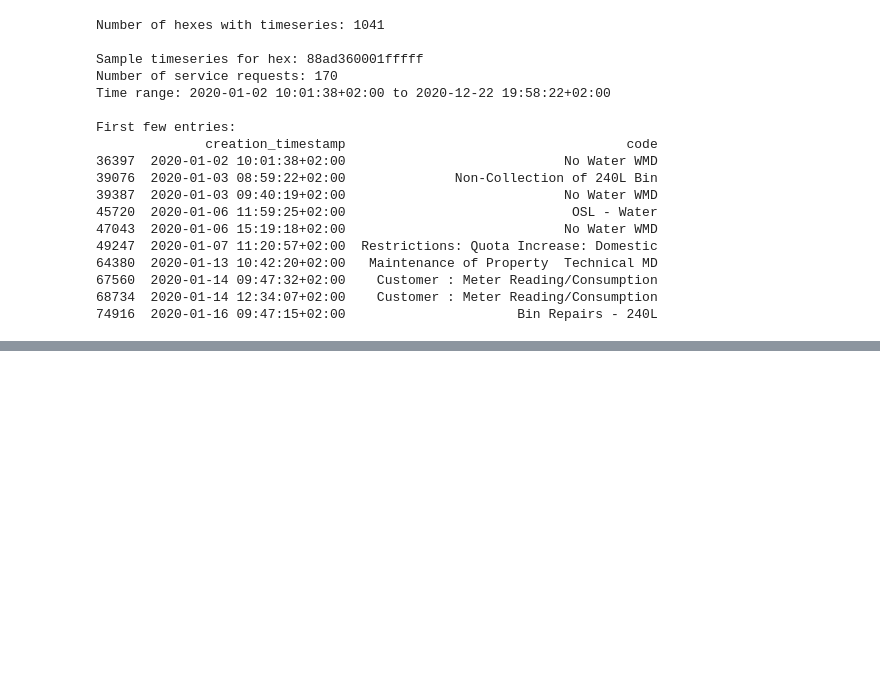
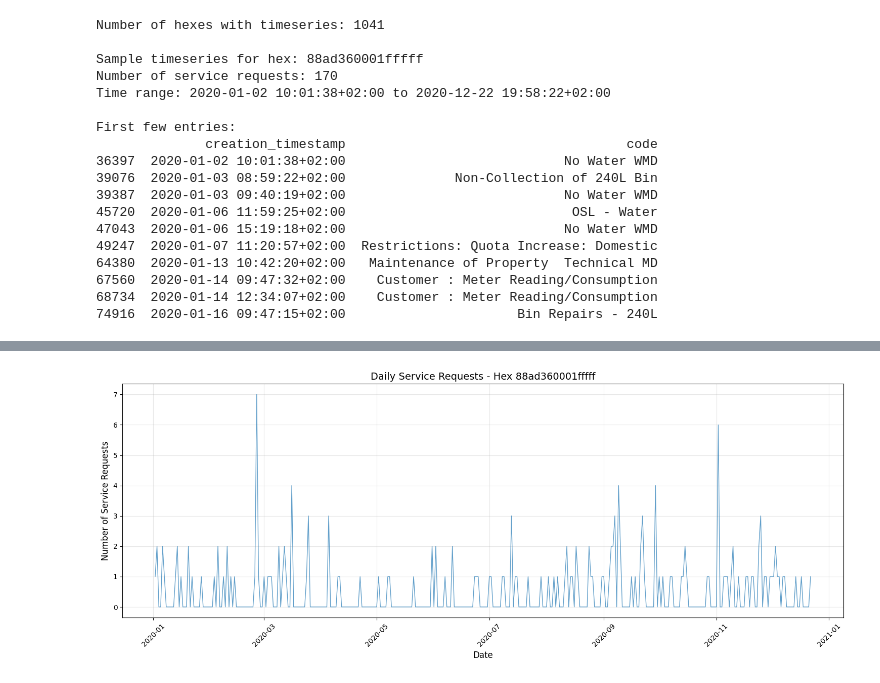
Before and after one commit to jcformanek/coct_code_challenge, a Jupyter notebook: main.ipynb, the cells around one changed output, grey strips where cells are left out. Drawn from its saved outputs; the diff is of its cells as text; code cells hidden in the pictures; blank space fills up the shorter version.

```diff
--- a/main.ipynb
+++ b/main.ipynb
@@ -317,0 +370,76 @@ Min: 0
+# %%
+
+# Create daily aggregation for each hex
+hex_daily_aggregated = {}
+
+for hex_id, timeseries in hex_timeseries.items():
+    # Convert creation_timestamp to datetime if not already
+    timeseries_copy = timeseries.copy()
+    timeseries_copy['creation_timestamp'] = pd.to_datetime(timeseries_copy['creation_timestamp'])
+
+    # Create date column (date only, no time)
+    timeseries_copy['date'] = timeseries_copy['creation_timestamp'].dt.date
+
+    # Group by date and count service requests
+    daily_counts = timeseries_copy.groupby('date').size().reset_index(name='service_requests')
+
+    # Create complete date range for this hex
+    min_date = timeseries_copy['creation_timestamp'].min().date()
+    max_date = timeseries_copy['creation_timestamp'].max().date()
+
+    # Generate all dates between min and max date
+    date_range = pd.date_range(start=min_date, end=max_date, freq='D')
+    all_dates = [date.date() for date in date_range]
+
+    # Create a complete dataframe with all dates
+    complete_dates_df = pd.DataFrame({'date': all_dates})
+
+    # Merge with actual data, filling missing dates with 0
+    complete_daily_counts = complete_dates_df.merge(
+        daily_counts, on='date', how='left'
+    ).fillna(0)
+
+    # Convert service_requests to int
+    complete_daily_counts['service_requests'] = complete_daily_counts['service_requests'].astype(int)
+
+    # Store the daily aggregated data for this hex
+    hex_daily_aggregated[hex_id] = complete_daily_counts
+
+# Display information about the daily aggregation
+print(f"\nNumber of hexes with daily aggregation: {len(hex_daily_aggregated)}")
+
+# Show example of daily aggregation for the sample hex
+print(f"\nDaily aggregation for hex: {sample_hex}")
+print(f"Number of days with data: {len(hex_daily_aggregated[sample_hex])}")
+print("\nFirst few days:")
+print(hex_daily_aggregated[sample_hex].head(5))
+
+# Plot the daily time series for the sample hex
+plt.figure(figsize=(15, 6))
+
+# Get the daily data for the sample hex
+daily_data = hex_daily_aggregated[sample_hex]
+
+# Plot the time series
+plt.plot(daily_data['date'], daily_data['service_requests'], linewidth=1, alpha=0.7)
+
+plt.title(f'Daily Service Requests - Hex {sample_hex}', fontsize=14)
+plt.xlabel('Date', fontsize=12)
+plt.ylabel('Number of Service Requests', fontsize=12)
+plt.grid(True, alpha=0.3)
+
+# Rotate x-axis labels for better readability
+plt.xticks(rotation=45)
+
+# Adjust layout to prevent label cutoff
+plt.tight_layout()
+
+plt.show()
+
+# Print some statistics
+print(f"Total days: {len(daily_data)}")
+print(f"Total service requests: {daily_data['service_requests'].sum()}")
+print(f"Average daily requests: {daily_data['service_requests'].mean():.2f}")
+print(f"Max daily requests: {daily_data['service_requests'].max()}")
+print(f"Min daily requests: {daily_data['service_requests'].min()}")
+# %% [output]
@@ -317,0 +458 @@ Min: 0
+[figure, added]
```
Also changed, not shown: parts of 9 cells of this notebook.
